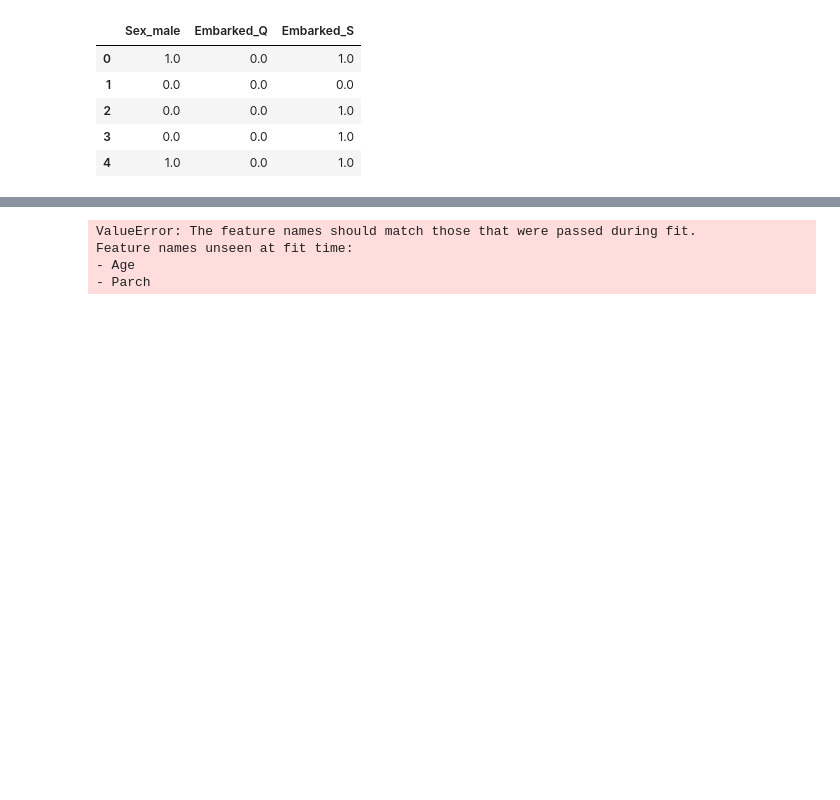
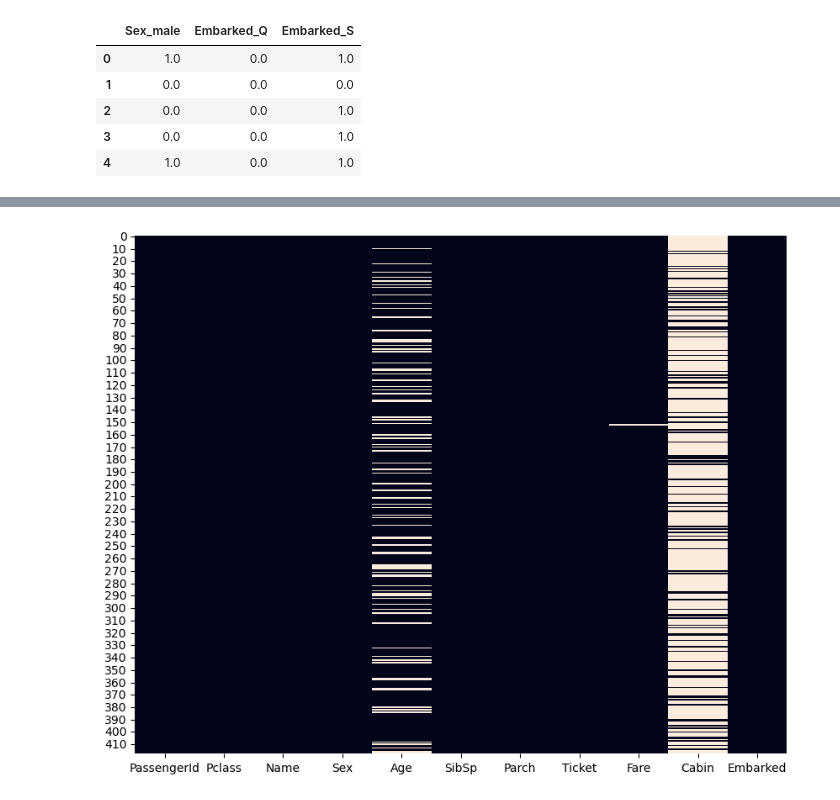
Before and after one commit to SongofG/Data_Science_Projects, a Jupyter notebook: Titanic_Survival/copy_and_write/Alexis_Cook/ALEXIS_COOK_2.ipynb, the cells around one changed output, grey strips where cells are left out. Cells and saved outputs as stored; diff of their text form; code cells hidden in the pictures; blank space fills up the shorter version.

```diff
--- a/Titanic_Survival/copy_and_write/Alexis_Cook/ALEXIS_COOK_2.ipynb
+++ b/Titanic_Survival/copy_and_write/Alexis_Cook/ALEXIS_COOK_2.ipynb
@@ -175,38 +156,8 @@ AttributeError: 'numpy.ndarray' object has no attribute 'to_list'
-# %%
-# Train a model and output the submission.csv
-from sklearn.ensemble import RandomForestClassifier
-from sklearn.preprocessing import OneHotEncoder
-
-# 1. Drop nas!
-drop_na_train_data = train_data.dropna(subset='Embarked')
-
-# 2. What are the features?
-features = ['Pclass', 'Sex', 'Age', 'SibSp', 'Parch', 'Embarked']
-categorical_features = drop_na_train_data[features].select_dtypes(include=['category', 'object']).columns.to_list()
-numerical_features = drop_na_train_data[features].select_dtypes(include='number').columns.to_list()
-
-ohenc = OneHotEncoder(drop='first').fit(drop_na_train_data[categorical_features])
-
-X_categorical = ohenc.transform(train_data[categorical_features])
-X_numerical = train_data[numerical_features]
-X_categorical_test = ohenc.transform(test_data[categorical_features])
-X_numerical_test = test_data[numerical_features]
-
-X = X_categorical.merge(X_numerical)
-
-y = drop_na_train_data['Survived']
-
-model = RandomForestClassifier(n_estimators=100, max_depth=5, random_state=1)
-model.fit(X, y)
-
-predictions = model.predict(X_test)
-
-output = pd.DataFrame({'PassengerId': test_data['PassengerId'], 'Survived': predictions})
-output.to_csv('submission.csv')
-
-print("Your submission was successfully saved!")
-# %% [output]
-ValueError: The feature names should match those that were passed during fit.
-Feature names unseen at fit time:
-- Age
-- Parch
+# %%
+plt.figure(figsize=(10, 8))
+
+sns.heatmap(test_data.isnull(), cbar=False)
+
+plt.show()
+# %% [output]
+[figure, added]
```
Also changed, not shown: parts of 6 cells of this notebook, 2 other files.
